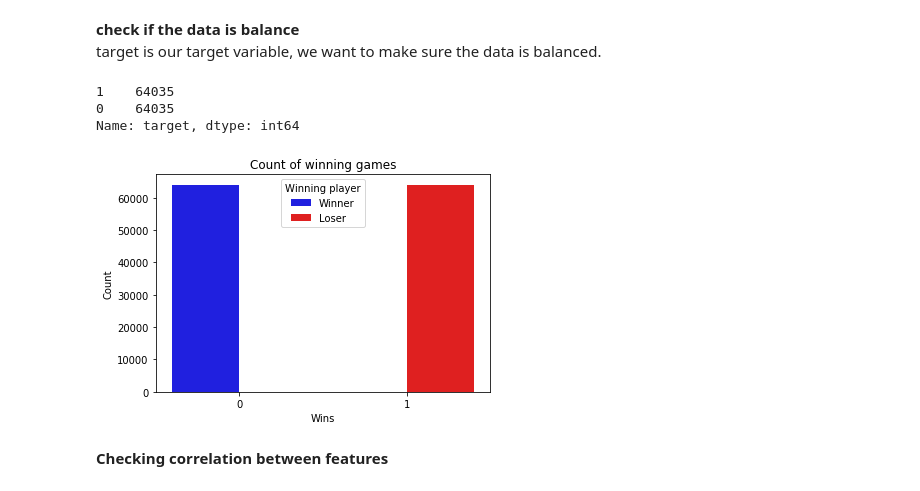
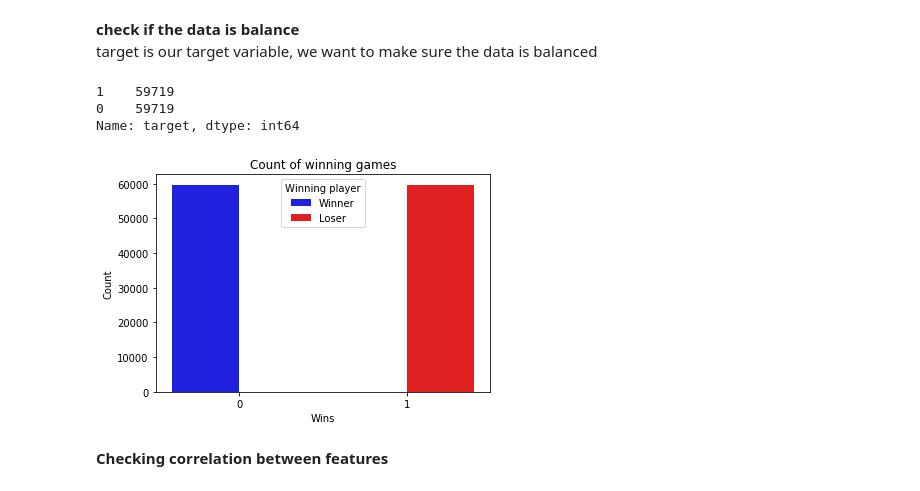
Before and after one commit to DSEI21000-S21/project-tennis-ml, a Jupyter notebook: ATP_ML.ipynb, the cells around one changed output. Cells and saved outputs as stored; diff of their text form; code cells hidden in the pictures.

```diff
--- a/ATP_ML.ipynb
+++ b/ATP_ML.ipynb
@@ -68,0 +136,3 @@ memory usage: 26.4+ MB
+# %%
+wta_data = pd.read_pickle("C:/Users/JAH/Documents/DSE/DSE2100_ML_project_dataset/wta_cleaned_data.pkl")
+wta_data.head()
@@ -112,22 +173,22 @@ SEED = 42
 np.random.seed = SEED
 # %% [markdown]
 **check if the data is balance**
-target is our target variable, we want to make sure the data is balanced.
+target is our target variable, we want to make sure the data is balanced
 # %%
 #check if the data is balance
-ATP_df_clean_sample['target'].value_counts()
+wta_data['target'].value_counts()
 # %% [output]
-1    64035
-0    64035
+1    59719
+0    59719
 Name: target, dtype: int64
 # %%
-ax = sns.countplot(ATP_df_clean_sample['target'], hue=ATP_df_clean_sample['target'], palette=['blue', 'red'])
+ax = sns.countplot(wta_data['target'], hue=wta_data['target'], palette=['blue', 'red'])
 ax.set(xlabel='Wins', ylabel='Count')
 ax.legend(title='Winning player', loc='upper center', labels=['Winner', 'Loser'])
 ax.set_title('Count of winning games')
 plt.show()
 # %% [output]
-[figure, old version]
+[figure, new version]
 # %% [markdown]
 **Checking correlation between features**
 # %%
```
Also changed, not shown: parts of 21 cells of this notebook.
